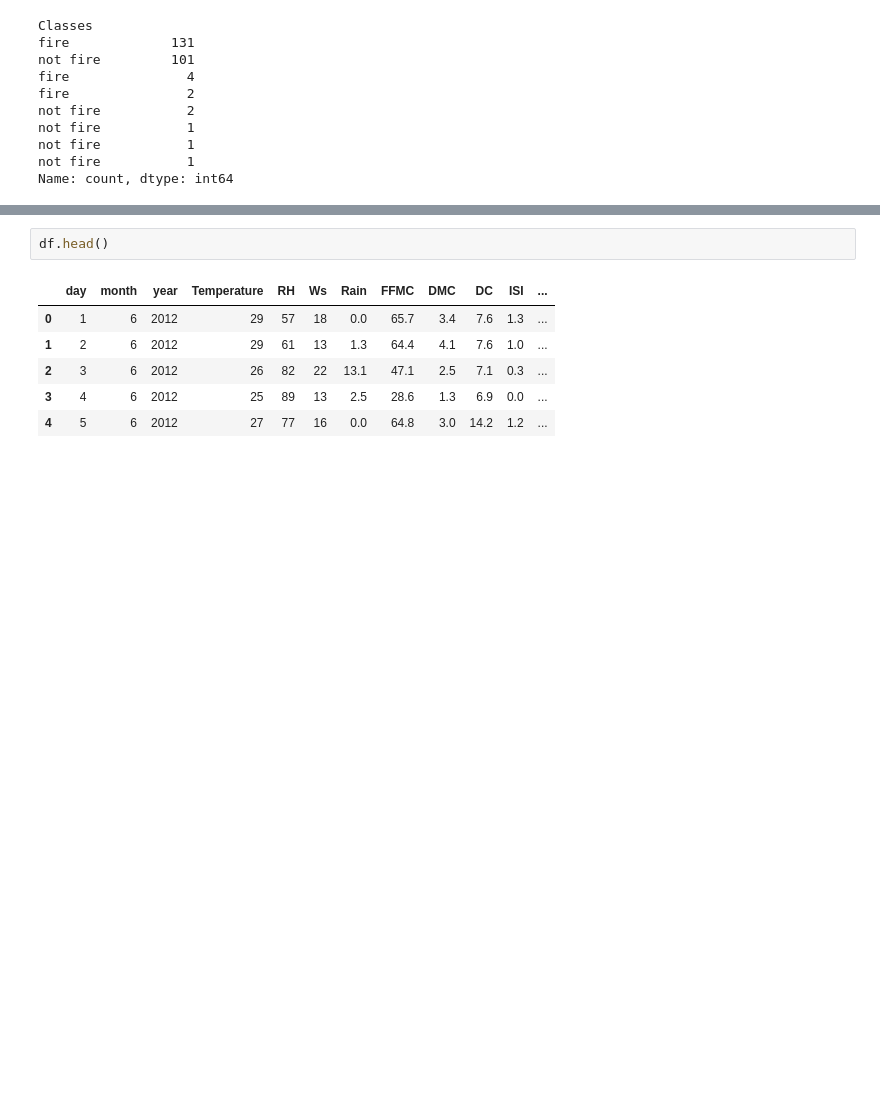
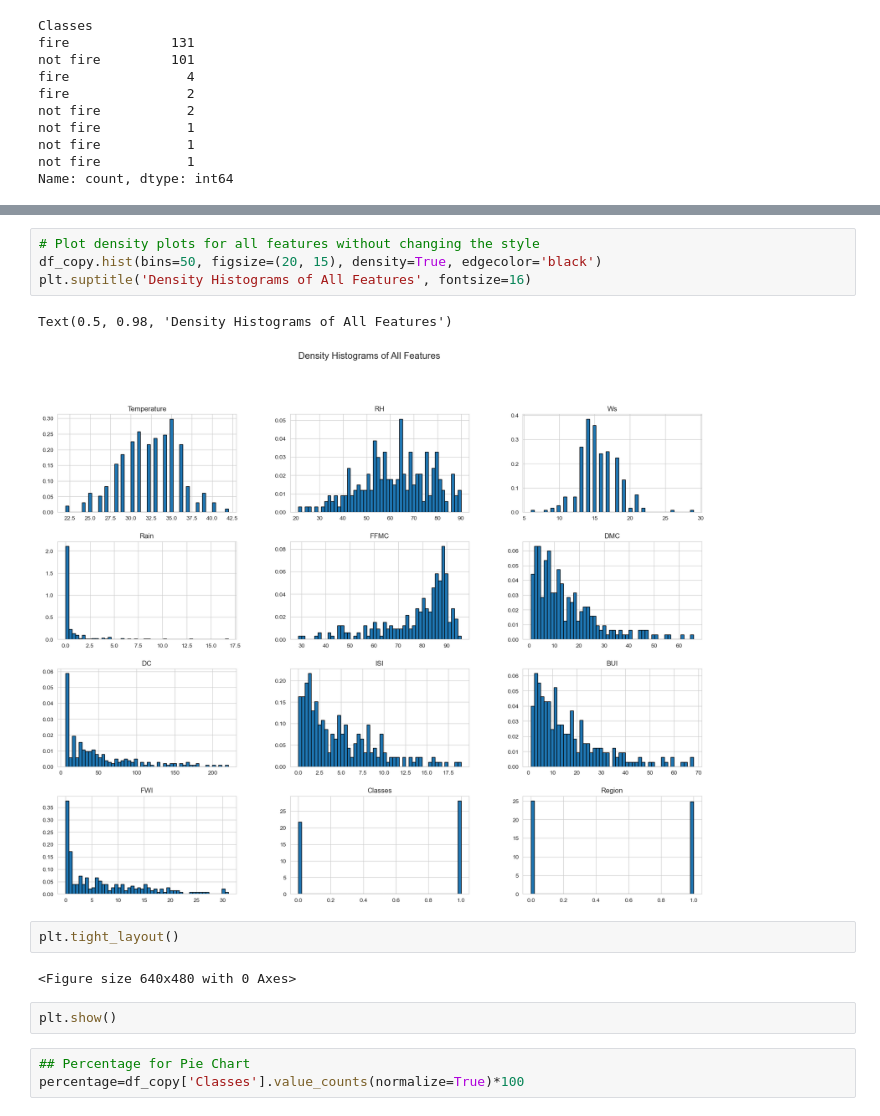
Before and after one commit to snigdhaydv27/Ridge_Lasso_Elastic, a Jupyter notebook: myCode.ipynb, the cells around one changed output, grey strips where cells are left out. Saved outputs shown, nothing was run; the diff lists cells and outputs as text; blank space fills up the shorter version.

```diff
--- a/myCode.ipynb
+++ b/myCode.ipynb
@@ -218,9 +218,16 @@ Name: count, dtype: int64
 # %%
-df.head()
+# Plot density plots for all features without changing the style
+df_copy.hist(bins=50, figsize=(20, 15), density=True, edgecolor='black')
+plt.suptitle('Density Histograms of All Features', fontsize=16)
 # %% [output]
-|  | day | month | year | Temperature | RH | Ws | Rain | FFMC | DMC | DC | ISI | ... |
-| 0 | 1 | 6 | 2012 | 29 | 57 | 18 | 0.0 | 65.7 | 3.4 | 7.6 | 1.3 | ... |
-| 1 | 2 | 6 | 2012 | 29 | 61 | 13 | 1.3 | 64.4 | 4.1 | 7.6 | 1.0 | ... |
-| 2 | 3 | 6 | 2012 | 26 | 82 | 22 | 13.1 | 47.1 | 2.5 | 7.1 | 0.3 | ... |
-| 3 | 4 | 6 | 2012 | 25 | 89 | 13 | 2.5 | 28.6 | 1.3 | 6.9 | 0.0 | ... |
-| 4 | 5 | 6 | 2012 | 27 | 77 | 16 | 0.0 | 64.8 | 3.0 | 14.2 | 1.2 | ... |
+Text(0.5, 0.98, 'Density Histograms of All Features')
+[figure, added]
+# %%
+plt.tight_layout()
+# %% [output]
+<Figure size 640x480 with 0 Axes>
+# %%
+plt.show()
+# %%
+## Percentage for Pie Chart
+percentage=df_copy['Classes'].value_counts(normalize=True)*100
```
Also changed, not shown: parts of 30 cells of this notebook.
